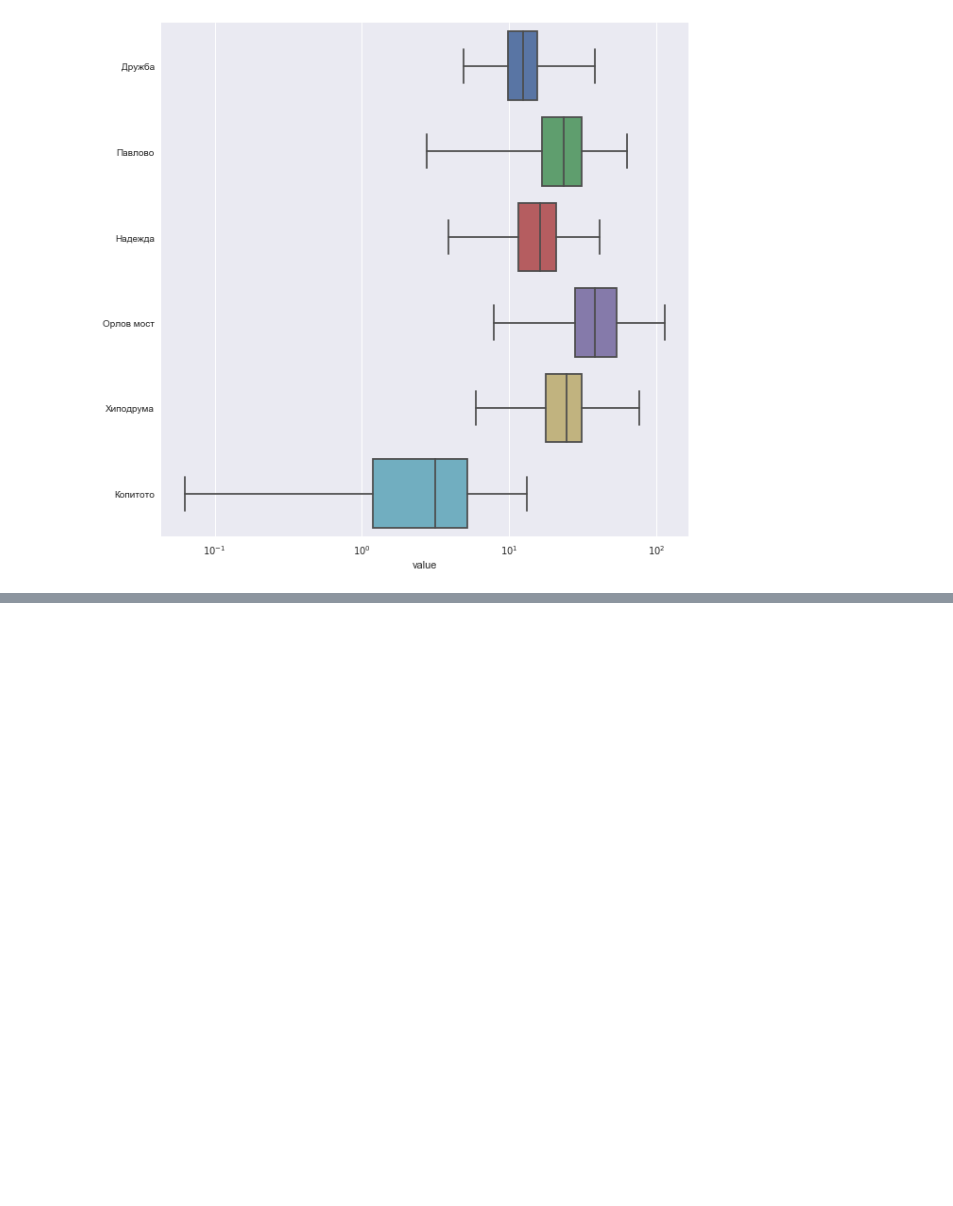
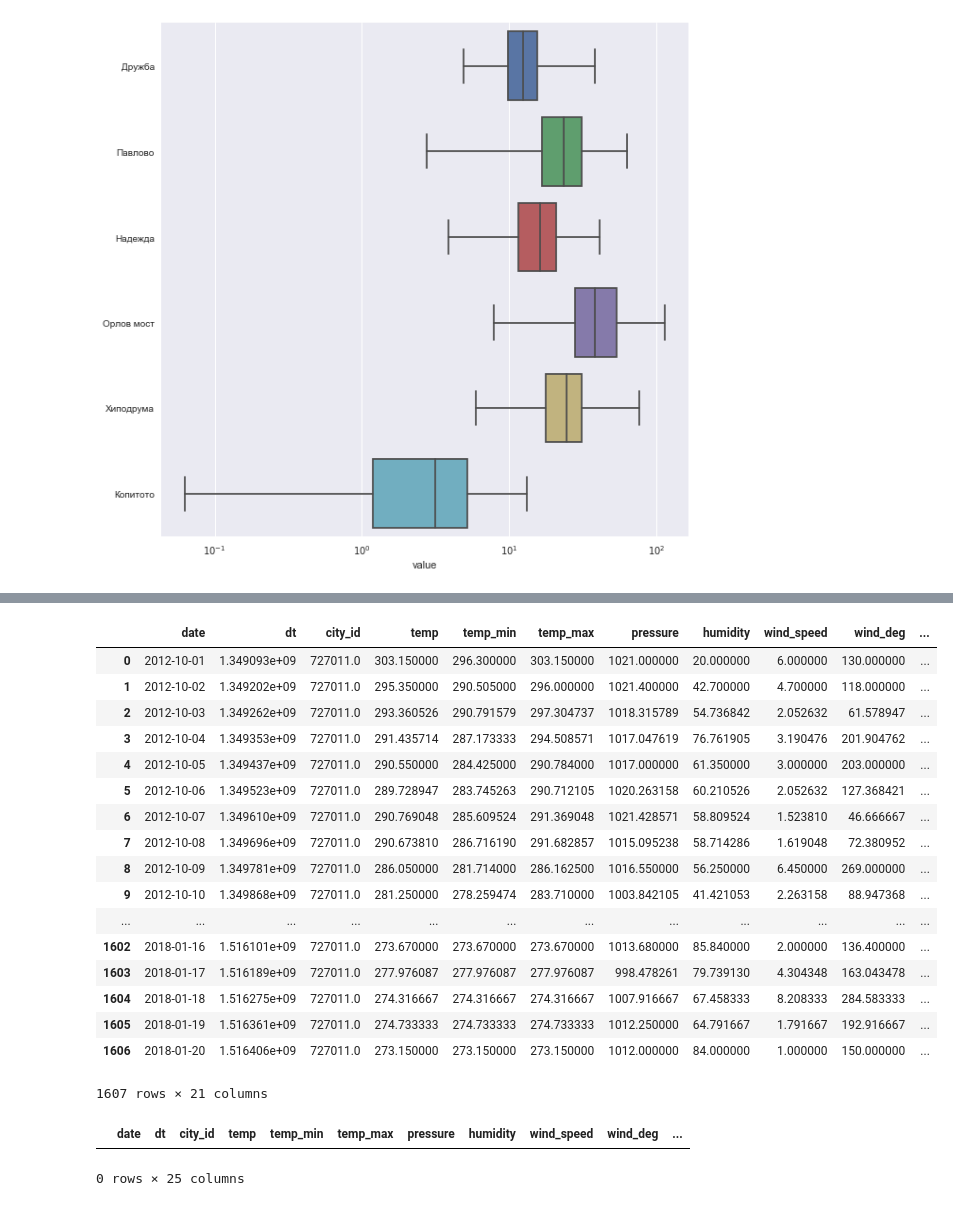
Before and after one commit to apepa/air-pollution, a Jupyter notebook: opendata process.ipynb, the cells around one changed output, grey strips where cells are left out. Cells and saved outputs as stored; diff of their text form; code cells hidden in the pictures; blank space fills up the shorter version.

Commit message:
integrated weather data

```diff
--- a/opendata process.ipynb
+++ b/opendata process.ipynb
@@ -250,0 +228,4 @@ plot_by_location(df_pm10)
+# %%
+weather = weather_raw.dropna(axis=1, how='all')
+# %%
+weather.drop(axis=1,labels=['weather_icon'], inplace=True)
@@ -250,0 +246,6 @@ plot_by_location(df_pm10)
+# %%
+weather["temp_cent"] = weather["temp"] - 272.15
+weather['date'] = weather['dt_iso'].apply(lambda x : str.split(x)[0])
+# f = {'temp_cent':['min','mean', 'max'], 'pressure':['mean'], 'humidity': ['mean'], 'wind_speed': ['min', 'mean', 'max']}
+
+processed_weather = weather.groupby('date', as_index=False).mean()
@@ -250,0 +277,55 @@ plot_by_location(df_pm10)
+# %%
+def get_wind_condition(wd):
+    if wd < 2:
+        return 'calm'
+    elif wd >= 2 and wd <= 5:
+        return 'windy'
+    elif wd > 5:
+        return 'storm'
+
+def get_humidity(wd):
+    if wd < 50:
+        return "dry"
+    elif wd >= 50 and wd <=75:
+        return "normal"
+    else:
+        return "humid"
+
+def get_temp(wd):
+    if wd < 10:
+        return "cold"
+    elif wd >= 10 and wd <= 25:
+        return "normal"
+    else:
+        return "hot"
+
+
+processed_weather['wind_features'] = processed_weather['wind_speed'].apply(get_wind_condition)
+processed_weather['temp_features'] = processed_weather['temp_cent'].apply(get_temp)
+processed_weather['humidity_features'] = processed_weather['humidity'].apply(get_humidity)
+# %%
+processed_weather[date]
+# %% [output]
+|  | date | dt | city_id | temp | temp_min | temp_max | pressure | humidity | wind_speed | wind_deg | ... |
+| 0 | 2012-10-01 | 1.349093e+09 | 727011.0 | 303.150000 | 296.300000 | 303.150000 | 1021.000000 | 20.000000 | 6.000000 | 130.000000 | ... |
+| 1 | 2012-10-02 | 1.349202e+09 | 727011.0 | 295.350000 | 290.505000 | 296.000000 | 1021.400000 | 42.700000 | 4.700000 | 118.000000 | ... |
+| 2 | 2012-10-03 | 1.349262e+09 | 727011.0 | 293.360526 | 290.791579 | 297.304737 | 1018.315789 | 54.736842 | 2.052632 | 61.578947 | ... |
+| 3 | 2012-10-04 | 1.349353e+09 | 727011.0 | 291.435714 | 287.173333 | 294.508571 | 1017.047619 | 76.761905 | 3.190476 | 201.904762 | ... |
+| 4 | 2012-10-05 | 1.349437e+09 | 727011.0 | 290.550000 | 284.425000 | 290.784000 | 1017.000000 | 61.350000 | 3.000000 | 203.000000 | ... |
+| 5 | 2012-10-06 | 1.349523e+09 | 727011.0 | 289.728947 | 283.745263 | 290.712105 | 1020.263158 | 60.210526 | 2.052632 | 127.368421 | ... |
+| 6 | 2012-10-07 | 1.349610e+09 | 727011.0 | 290.769048 | 285.609524 | 291.369048 | 1021.428571 | 58.809524 | 1.523810 | 46.666667 | ... |
+| 7 | 2012-10-08 | 1.349696e+09 | 727011.0 | 290.673810 | 286.716190 | 291.682857 | 1015.095238 | 58.714286 | 1.619048 | 72.380952 | ... |
+| 8 | 2012-10-09 | 1.349781e+09 | 727011.0 | 286.050000 | 281.714000 | 286.162500 | 1016.550000 | 56.250000 | 6.450000 | 269.000000 | ... |
+| 9 | 2012-10-10 | 1.349868e+09 | 727011.0 | 281.250000 | 278.259474 | 283.710000 | 1003.842105 | 41.421053 | 2.263158 | 88.947368 | ... |
+| ... | ... | ... | ... | ... | ... | ... | ... | ... | ... | ... | ... |
+| 1602 | 2018-01-16 | 1.516101e+09 | 727011.0 | 273.670000 | 273.670000 | 273.670000 | 1013.680000 | 85.840000 | 2.000000 | 136.400000 | ... |
+| 1603 | 2018-01-17 | 1.516189e+09 | 727011.0 | 277.976087 | 277.976087 | 277.976087 | 998.478261 | 79.739130 | 4.304348 | 163.043478 | ... |
+| 1604 | 2018-01-18 | 1.516275e+09 | 727011.0 | 274.316667 | 274.316667 | 274.316667 | 1007.916667 | 67.458333 | 8.208333 | 284.583333 | ... |
+| 1605 | 2018-01-19 | 1.516361e+09 | 727011.0 | 274.733333 | 274.733333 | 274.733333 | 1012.250000 | 64.791667 | 1.791667 | 192.916667 | ... |
+| 1606 | 2018-01-20 | 1.516406e+09 | 727011.0 | 273.150000 | 273.150000 | 273.150000 | 1012.000000 | 84.000000 | 1.000000 | 150.000000 | ... |
+1607 rows × 21 columns
+# %%
+pd.merge(processed_weather, pd_aggregated, on='date')
+# %% [output]
+|  | date | dt | city_id | temp | temp_min | temp_max | pressure | humidity | wind_speed | wind_deg | ... |
+0 rows × 25 columns
```
Also changed, not shown: parts of 12 cells of this notebook, 1 other file.
